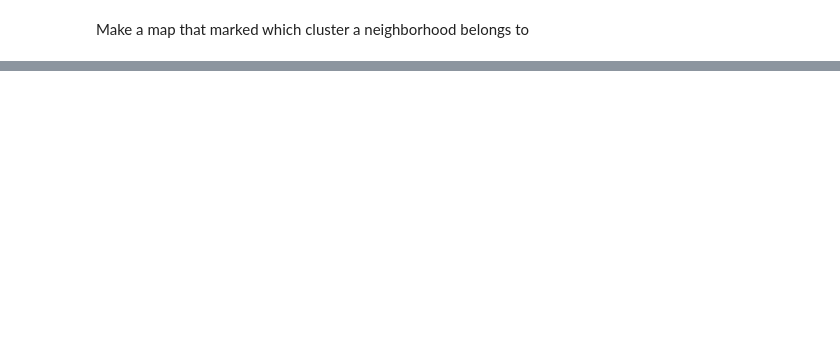
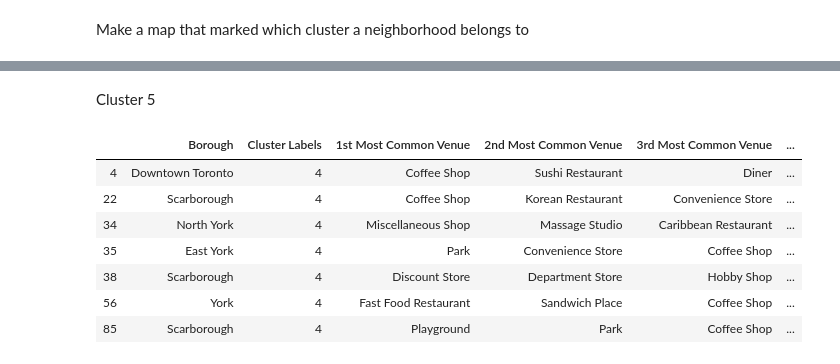
Before and after one commit to kflchankn/SpaceforCoursera, a Jupyter notebook: wk3_assignment.ipynb, the cells around one changed output, grey strips where cells are left out. Saved outputs shown, nothing was run; the diff lists cells and outputs as text; code cells hidden in the pictures; blank space fills up the shorter version.

```diff
--- a/wk3_assignment.ipynb
+++ b/wk3_assignment.ipynb
@@ -344,0 +403,13 @@ clustered_map
+# %% [markdown]
+Cluster 5
+# %%
+tr_merged.loc[tr_merged['Cluster Labels'] == 4, tr_merged.columns[[1] + list(range(5, tr_merged.shape[1]))]]
+# %% [output]
+|  | Borough | Cluster Labels | 1st Most Common Venue | 2nd Most Common Venue | 3rd Most Common Venue | ... |
+| 4 | Downtown Toronto | 4 | Coffee Shop | Sushi Restaurant | Diner | ... |
+| 22 | Scarborough | 4 | Coffee Shop | Korean Restaurant | Convenience Store | ... |
+| 34 | North York | 4 | Miscellaneous Shop | Massage Studio | Caribbean Restaurant | ... |
+| 35 | East York | 4 | Park | Convenience Store | Coffee Shop | ... |
+| 38 | Scarborough | 4 | Discount Store | Department Store | Hobby Shop | ... |
+| 56 | York | 4 | Fast Food Restaurant | Sandwich Place | Coffee Shop | ... |
+| 85 | Scarborough | 4 | Playground | Park | Coffee Shop | ... |
```
Also changed, not shown: parts of 10 cells of this notebook.
